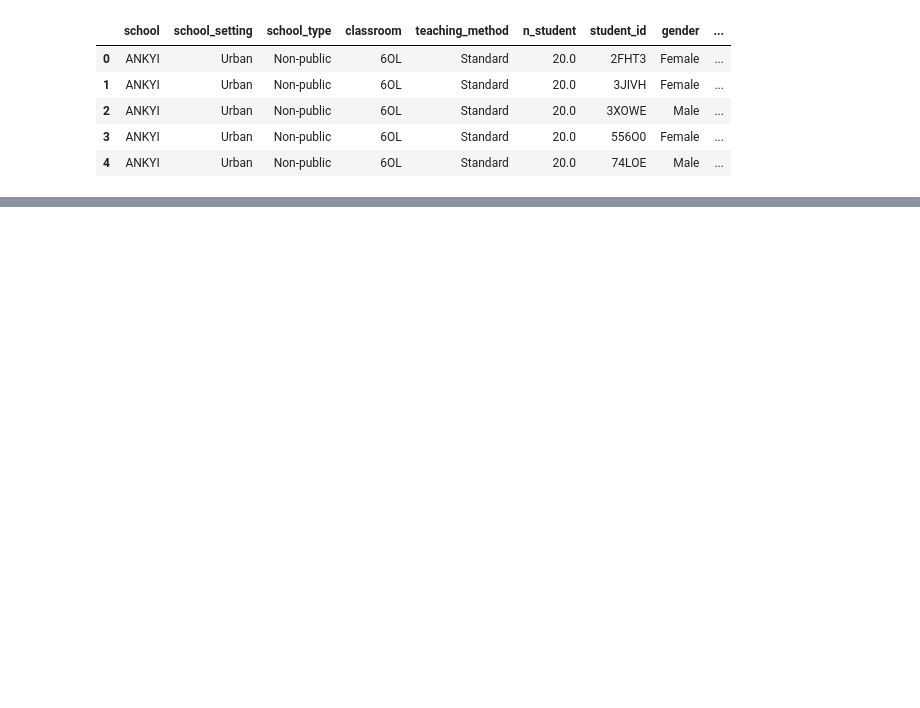
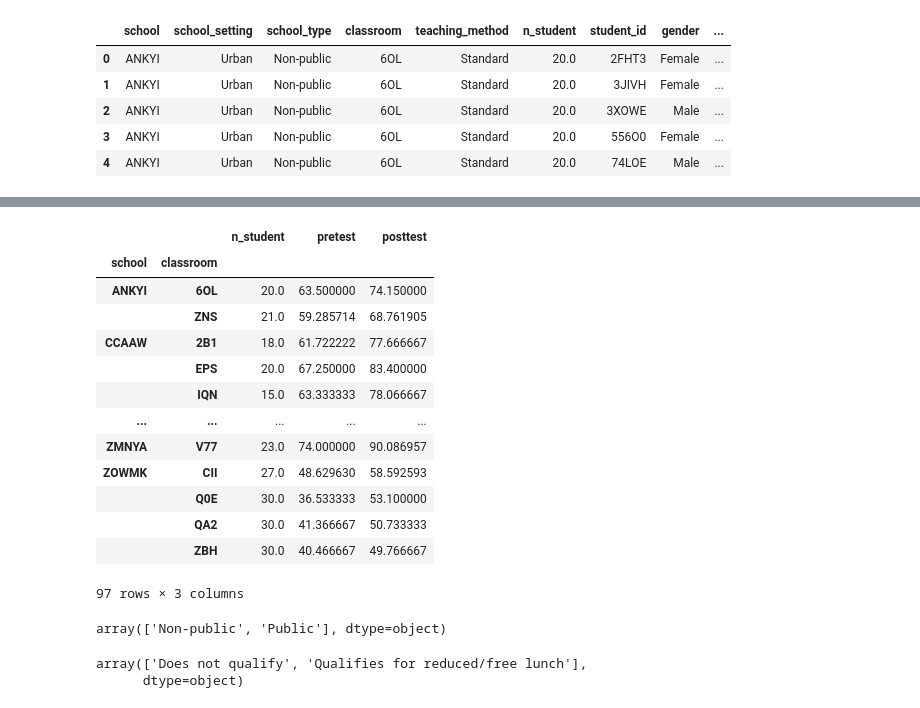
Before and after one commit to d4na3l/sic-ia-project, a Jupyter notebook: notebooks/test_scores.ipynb, the cells around one changed output, grey strips where cells are left out. Cells and saved outputs as stored; diff of their text form; code cells hidden in the pictures; blank space fills up the shorter version.

```diff
--- a/notebooks/test_scores.ipynb
+++ b/notebooks/test_scores.ipynb
@@ -1,4 +8,3 @@
 # %%
-import pandas as pd
-filename = '../data/test_scores.csv'
+data = '../data/raw/test_scores.csv'
 # %%
@@ -13,0 +71,29 @@ df.head()
+# %%
+##agrupar las dos columnas por sus valores y calcular su media
+df.groupby(by=["school","classroom"]).mean(numeric_only=True)
+# %% [output]
+|  |  | n_student | pretest | posttest |
+| school | classroom |  |  |  |
+| ANKYI | 6OL | 20.0 | 63.500000 | 74.150000 |
+|  | ZNS | 21.0 | 59.285714 | 68.761905 |
+| CCAAW | 2B1 | 18.0 | 61.722222 | 77.666667 |
+|  | EPS | 20.0 | 67.250000 | 83.400000 |
+|  | IQN | 15.0 | 63.333333 | 78.066667 |
+| ... | ... | ... | ... | ... |
+| ZMNYA | V77 | 23.0 | 74.000000 | 90.086957 |
+| ZOWMK | CII | 27.0 | 48.629630 | 58.592593 |
+|  | Q0E | 30.0 | 36.533333 | 53.100000 |
+|  | QA2 | 30.0 | 41.366667 | 50.733333 |
+|  | ZBH | 30.0 | 40.466667 | 49.766667 |
+97 rows × 3 columns
+# %%
+## obtener los valores únicos de la columna
+df['school_type'].unique()
+# %% [output]
+array(['Non-public', 'Public'], dtype=object)
+# %%
+## obtener los valores únicos de la columna
+df['lunch'].unique()
+# %% [output]
+array(['Does not qualify', 'Qualifies for reduced/free lunch'],
+      dtype=object)
```
Also changed, not shown: parts of 30 cells of this notebook, 12 other files.
